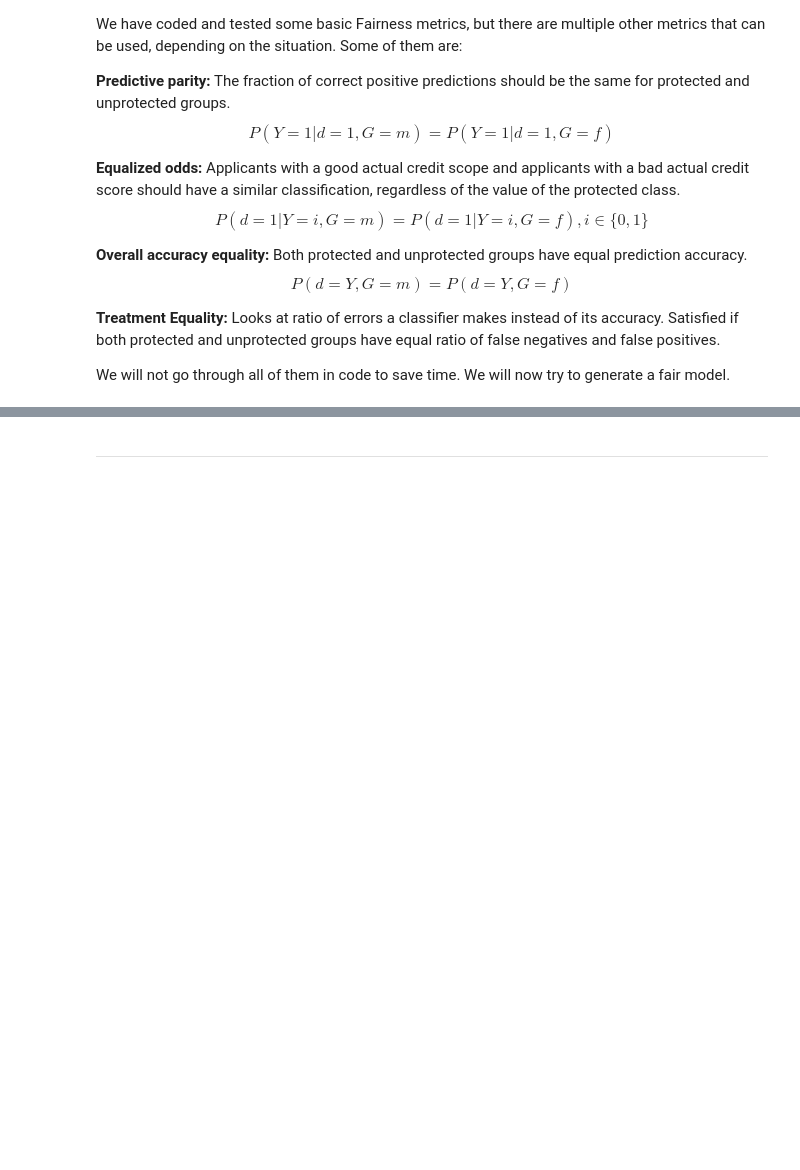
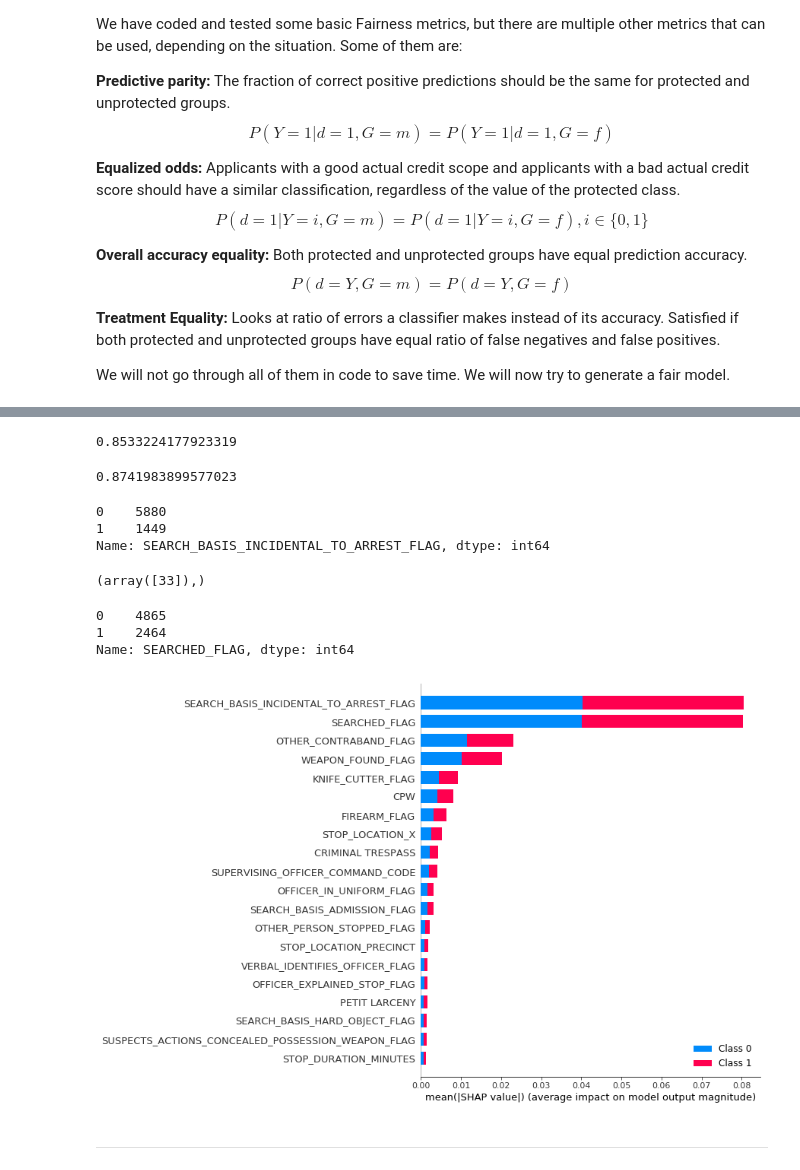
Before and after one commit to phoebewong/NYPD-Algorithm-Fairness, a Jupyter notebook: src/NYPD-Algorithm-Fairness-Stat-Parity.ipynb, the cells around one changed output, grey strips where cells are left out. Drawn from its saved outputs; the diff is of its cells as text; code cells hidden in the pictures; blank space fills up the shorter version.

Commit message:
add SHAP value code and explanation

```diff
--- a/src/NYPD-Algorithm-Fairness-Stat-Parity.ipynb
+++ b/src/NYPD-Algorithm-Fairness-Stat-Parity.ipynb
@@ -403,0 +410,10 @@ We will not go through all of them in code to save time. We will now try to gene
+# %%
+import shap
+
+# load JS visualization code to notebook
+# shap.initjs()
+
+# explain the model's predictions using SHAP values
+# (same syntax works for LightGBM, CatBoost, and scikit-learn models)
+explainer = shap.TreeExplainer(model_1)
+shap_values = explainer.shap_values(X_train)
@@ -404,2 +447,30 @@ We will not go through all of them in code to save time. We will now try to gene
+# %%
+np.sum(X_train['SEARCHED_FLAG'] == X_train['SEARCH_BASIS_INCIDENTAL_TO_ARREST_FLAG'])/X_train.shape[0]
+# %% [output]
+0.8533224177923319
+# %%
+np.sum(y_train == X_train['SEARCH_BASIS_INCIDENTAL_TO_ARREST_FLAG'])/len(y_train)
+# %% [output]
+0.8741983899577023
+# %%
+X_train['SEARCH_BASIS_INCIDENTAL_TO_ARREST_FLAG'].value_counts()
+# %% [output]
+0    5880
+1    1449
+Name: SEARCH_BASIS_INCIDENTAL_TO_ARREST_FLAG, dtype: int64
+# %%
+np.where(X_train.columns == "OTHER_CONTRABAND_FLAG")
+# %% [output]
+(array([33]),)
+# %%
+X_train['SEARCHED_FLAG'].value_counts()
+# %% [output]
+0    4865
+1    2464
+Name: SEARCHED_FLAG, dtype: int64
+# %%
+shap.summary_plot(shap_values, X_train)
+# %% [output]
+[figure, added]
 # %% [markdown]
 ---
```
Also changed, not shown: parts of 4 cells of this notebook.
